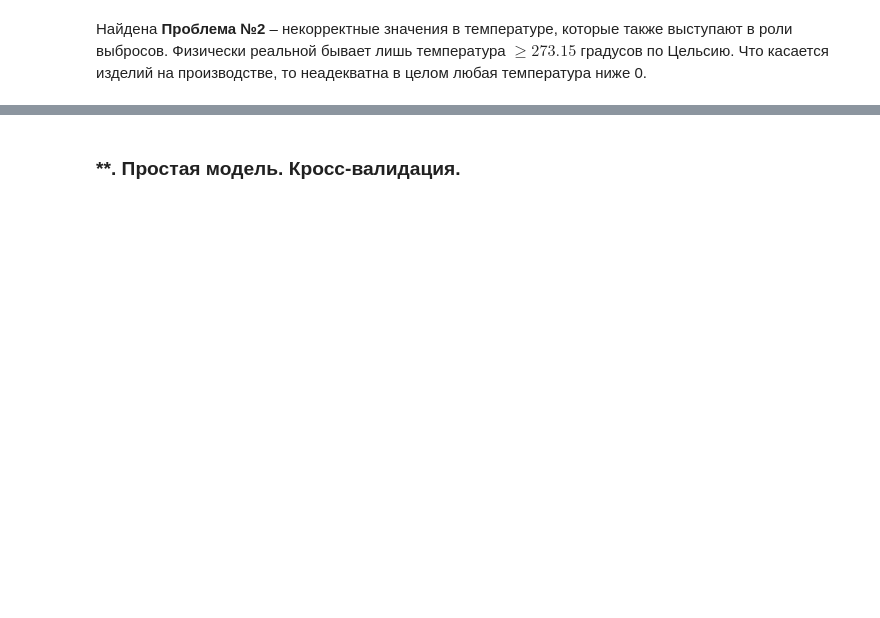
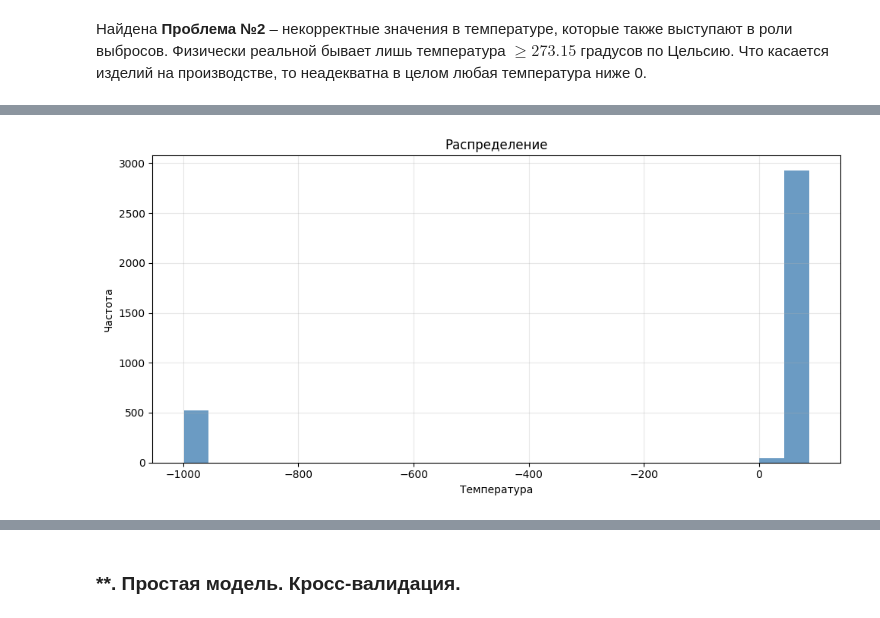
Before and after one commit to timursafiullin/ml-dafe, a Jupyter notebook: s1/hw1/ml-dafe-s1-hw1.ipynb, the cells around one changed output, grey strips where cells are left out. Cells and saved outputs as stored; diff of their text form; code cells hidden in the pictures; blank space fills up the shorter version.

```diff
--- a/s1/hw1/ml-dafe-s1-hw1.ipynb
+++ b/s1/hw1/ml-dafe-s1-hw1.ipynb
@@ -140 +171,12 @@ plt.show()
+# %%
+plt.figure(figsize=(10, 5))
+plt.hist(train["temperature"], bins=25, color="steelblue", alpha=0.8)
+plt.title("Распределение")
+plt.xlabel("Температура")
+plt.ylabel("Частота")
+plt.grid(alpha=0.3)
+plt.tight_layout()
+plt.show()
+# %% [output]
+[figure, added]
 # %% [markdown]
```
Also changed, not shown: parts of 11 cells of this notebook, 1 other file.
